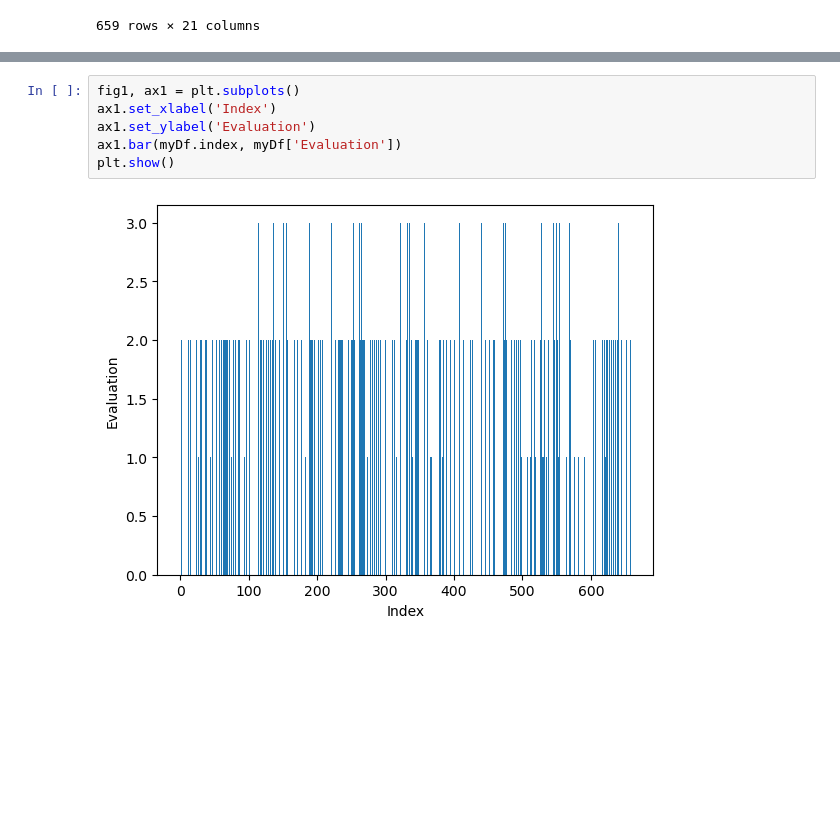
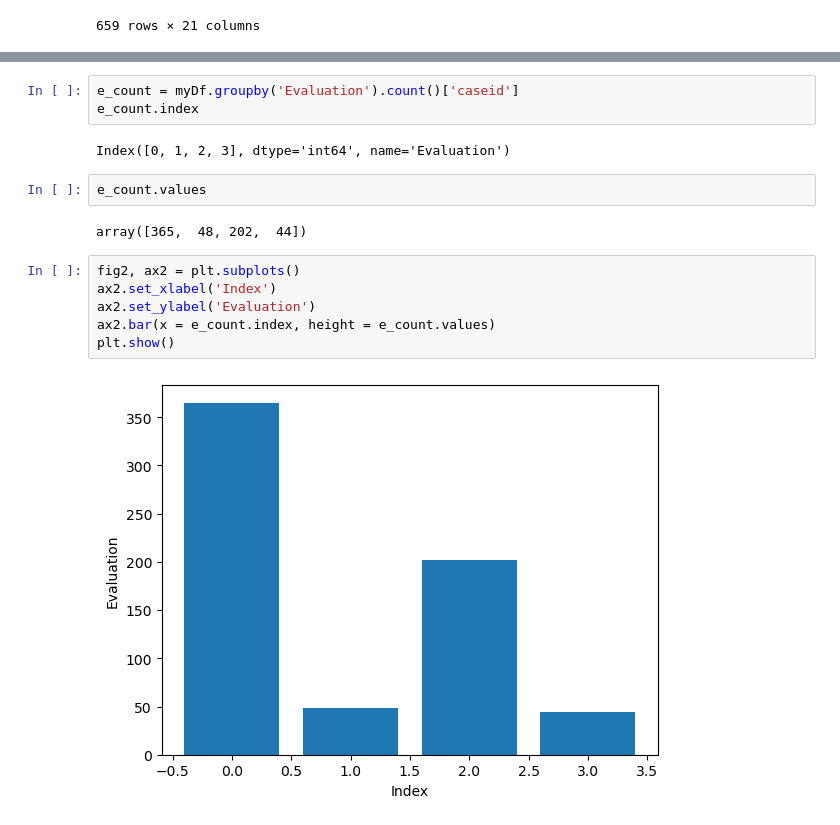
Before and after one commit to jcomi4/InteractiveDataComi, a Jupyter notebook: MatPlotLibChallenge.ipynb, the cells around one changed output, grey strips where cells are left out. Drawn from its saved outputs; the diff is of its cells as text; blank space fills up the shorter version.

```diff
--- a/MatPlotLibChallenge.ipynb
+++ b/MatPlotLibChallenge.ipynb
@@ -33,9 +32,18 @@ plt.show()
+# %%
+e_count = myDf.groupby('Evaluation').count()['caseid']
+e_count.index
+# %% [output]
+Index([0, 1, 2, 3], dtype='int64', name='Evaluation')
+# %%
+e_count.values
+# %% [output]
+array([365,  48, 202,  44])
 # %%
-fig1, ax1 = plt.subplots()
-ax1.set_xlabel('Index')
-ax1.set_ylabel('Evaluation')
-ax1.bar(myDf.index, myDf['Evaluation'])
+fig2, ax2 = plt.subplots()
+ax2.set_xlabel('Index')
+ax2.set_ylabel('Evaluation')
+ax2.bar(x = e_count.index, height = e_count.values)
 plt.show()
 # %% [output]
-[figure, old version]
+[figure, new version]
 # %%
```
Also changed, not shown: parts of 4 cells of this notebook.
